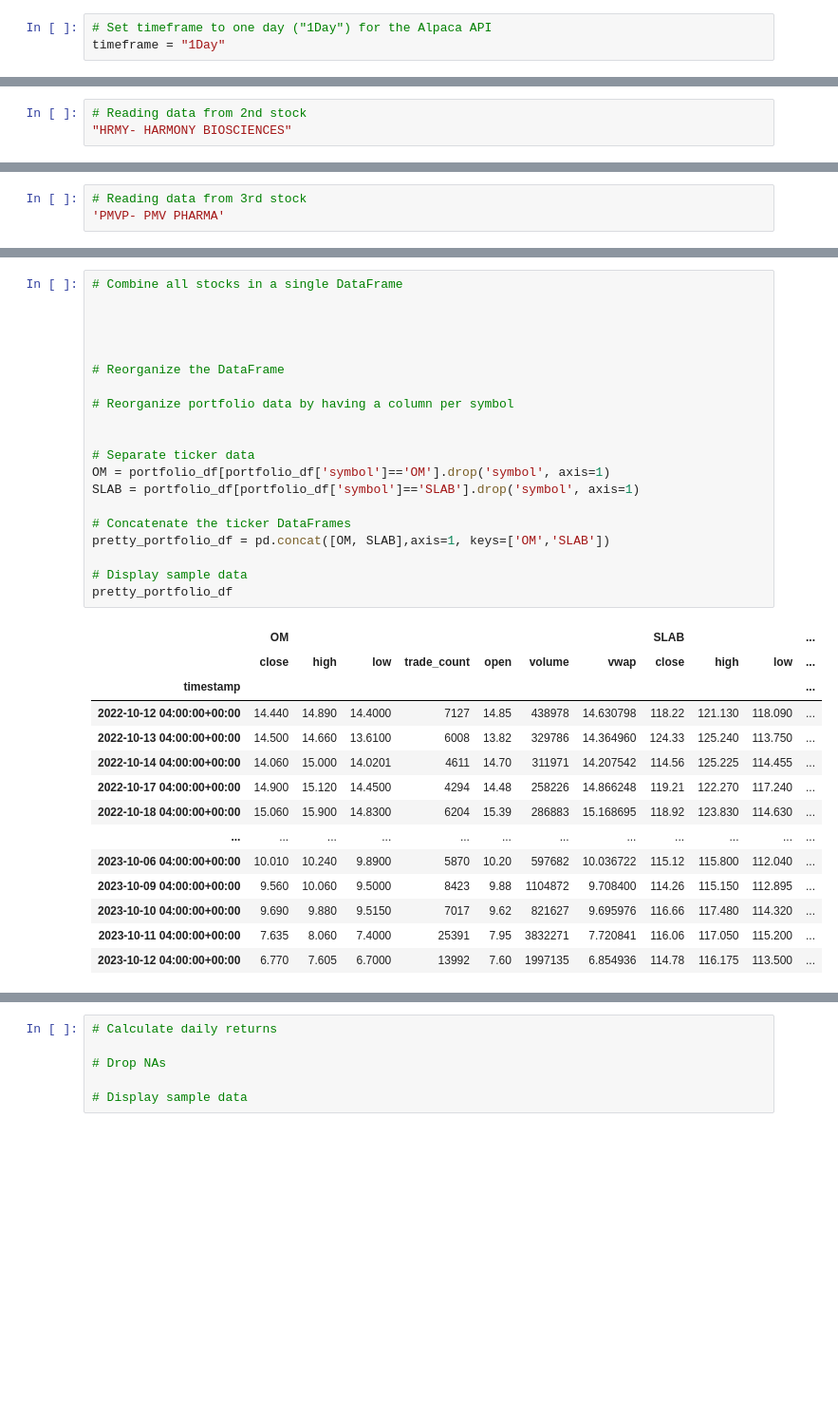
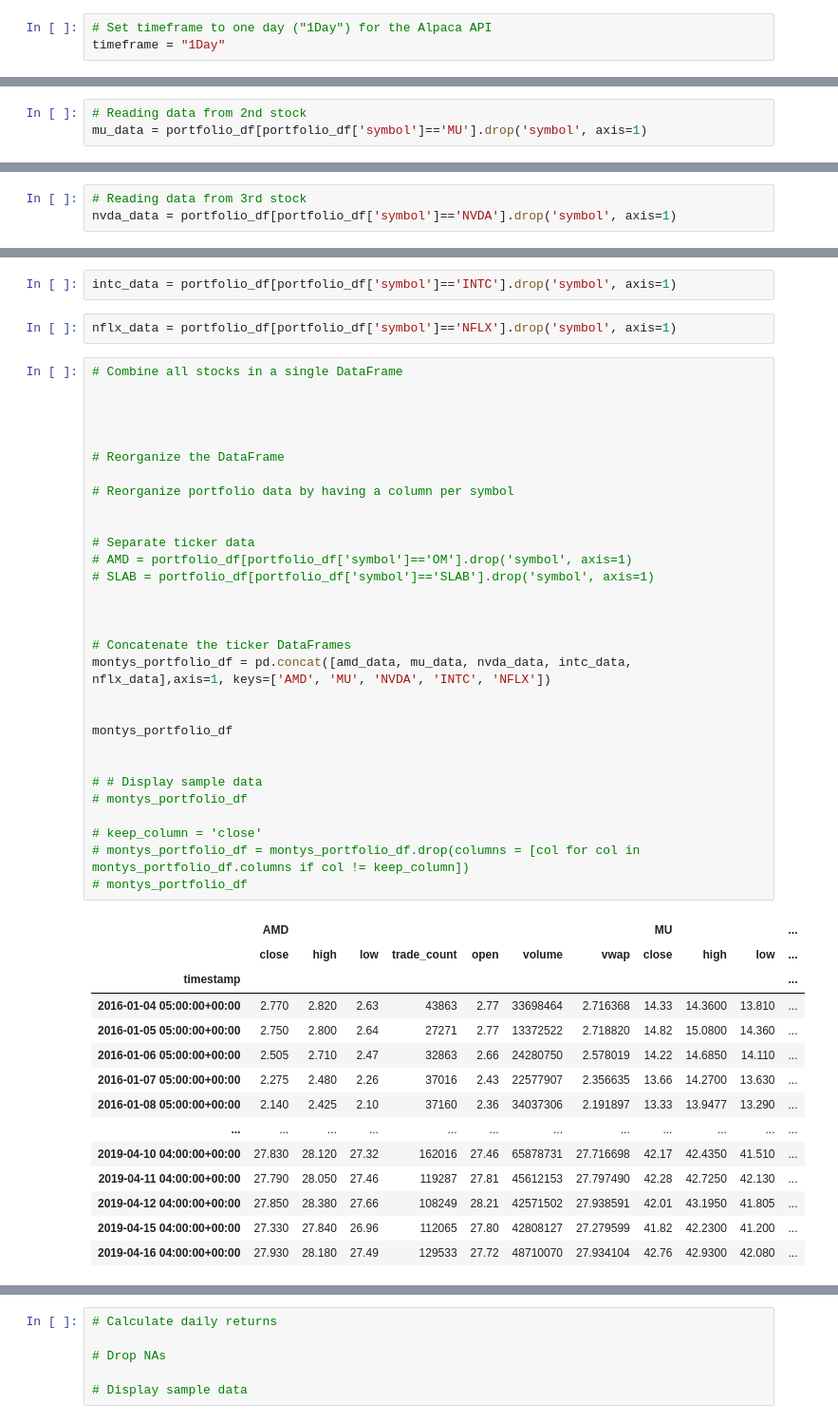
Before and after one commit to MontgomeryG/python-homework, a Jupyter notebook: Starter_Code 2/whale_analysis.ipynb, the cells around one changed output, grey strips where cells are left out. Shown at 95% size. Saved outputs shown, nothing was run; the diff lists cells and outputs as text; blank space fills up the shorter version.

```diff
--- a/Starter_Code 2/whale_analysis.ipynb
+++ b/Starter_Code 2/whale_analysis.ipynb
@@ -654,3 +654,3 @@ Name: symbol, Length: 1260, dtype: object
 # %%
 # Reading data from 2nd stock
-"HRMY- HARMONY BIOSCIENCES"
+mu_data = portfolio_df[portfolio_df['symbol']=='MU'].drop('symbol', axis=1)
@@ -659,3 +657,3 @@ Name: symbol, Length: 1260, dtype: object
 # %%
 # Reading data from 3rd stock
-'PMVP- PMV PHARMA'
+nvda_data = portfolio_df[portfolio_df['symbol']=='NVDA'].drop('symbol', axis=1)
@@ -672,35 +660,49 @@ Name: symbol, Length: 1260, dtype: object
+# %%
+intc_data = portfolio_df[portfolio_df['symbol']=='INTC'].drop('symbol', axis=1)
+# %%
+nflx_data = portfolio_df[portfolio_df['symbol']=='NFLX'].drop('symbol', axis=1)
 # %%
 # Combine all stocks in a single DataFrame
 
 
 
 
 # Reorganize the DataFrame
 
 # Reorganize portfolio data by having a column per symbol
 
 
 # Separate ticker data
-OM = portfolio_df[portfolio_df['symbol']=='OM'].drop('symbol', axis=1)
-SLAB = portfolio_df[portfolio_df['symbol']=='SLAB'].drop('symbol', axis=1)
+# AMD = portfolio_df[portfolio_df['symbol']=='OM'].drop('symbol', axis=1)
+# SLAB = portfolio_df[portfolio_df['symbol']=='SLAB'].drop('symbol', axis=1)
+
+
 
 # Concatenate the ticker DataFrames
-pretty_portfolio_df = pd.concat([OM, SLAB],axis=1, keys=['OM','SLAB'])
+montys_portfolio_df = pd.concat([amd_data, mu_data, nvda_data, intc_data, nflx_data],axis=1, keys=['AMD', 'MU', 'NVDA', 'INTC', 'NFLX'])
 
-# Display sample data
-pretty_portfolio_df
+
+montys_portfolio_df
+
+
+# # Display sample data
+# montys_portfolio_df
+
+# keep_column = 'close'
+# montys_portfolio_df = montys_portfolio_df.drop(columns = [col for col in montys_portfolio_df.columns if col != keep_column])
+# montys_portfolio_df
 # %% [output]
-|  | OM |  |  |  |  |  |  | SLAB |  |  | ... |
+|  | AMD |  |  |  |  |  |  | MU |  |  | ... |
 |  | close | high | low | trade_count | open | volume | vwap | close | high | low | ... |
 | timestamp |  |  |  |  |  |  |  |  |  |  | ... |
-| 2022-10-12 04:00:00+00:00 | 14.440 | 14.890 | 14.4000 | 7127 | 14.85 | 438978 | 14.630798 | 118.22 | 121.130 | 118.090 | ... |
-| 2022-10-13 04:00:00+00:00 | 14.500 | 14.660 | 13.6100 | 6008 | 13.82 | 329786 | 14.364960 | 124.33 | 125.240 | 113.750 | ... |
-| 2022-10-14 04:00:00+00:00 | 14.060 | 15.000 | 14.0201 | 4611 | 14.70 | 311971 | 14.207542 | 114.56 | 125.225 | 114.455 | ... |
-| 2022-10-17 04:00:00+00:00 | 14.900 | 15.120 | 14.4500 | 4294 | 14.48 | 258226 | 14.866248 | 119.21 | 122.270 | 117.240 | ... |
-| 2022-10-18 04:00:00+00:00 | 15.060 | 15.900 | 14.8300 | 6204 | 15.39 | 286883 | 15.168695 | 118.92 | 123.830 | 114.630 | ... |
+| 2016-01-04 05:00:00+00:00 | 2.770 | 2.820 | 2.63 | 43863 | 2.77 | 33698464 | 2.716368 | 14.33 | 14.3600 | 13.810 | ... |
+| 2016-01-05 05:00:00+00:00 | 2.750 | 2.800 | 2.64 | 27271 | 2.77 | 13372522 | 2.718820 | 14.82 | 15.0800 | 14.360 | ... |
+| 2016-01-06 05:00:00+00:00 | 2.505 | 2.710 | 2.47 | 32863 | 2.66 | 24280750 | 2.578019 | 14.22 | 14.6850 | 14.110 | ... |
+| 2016-01-07 05:00:00+00:00 | 2.275 | 2.480 | 2.26 | 37016 | 2.43 | 22577907 | 2.356635 | 13.66 | 14.2700 | 13.630 | ... |
+| 2016-01-08 05:00:00+00:00 | 2.140 | 2.425 | 2.10 | 37160 | 2.36 | 34037306 | 2.191897 | 13.33 | 13.9477 | 13.290 | ... |
 | ... | ... | ... | ... | ... | ... | ... | ... | ... | ... | ... | ... |
-| 2023-10-06 04:00:00+00:00 | 10.010 | 10.240 | 9.8900 | 5870 | 10.20 | 597682 | 10.036722 | 115.12 | 115.800 | 112.040 | ... |
-| 2023-10-09 04:00:00+00:00 | 9.560 | 10.060 | 9.5000 | 8423 | 9.88 | 1104872 | 9.708400 | 114.26 | 115.150 | 112.895 | ... |
-| 2023-10-10 04:00:00+00:00 | 9.690 | 9.880 | 9.5150 | 7017 | 9.62 | 821627 | 9.695976 | 116.66 | 117.480 | 114.320 | ... |
-| 2023-10-11 04:00:00+00:00 | 7.635 | 8.060 | 7.4000 | 25391 | 7.95 | 3832271 | 7.720841 | 116.06 | 117.050 | 115.200 | ... |
-| 2023-10-12 04:00:00+00:00 | 6.770 | 7.605 | 6.7000 | 13992 | 7.60 | 1997135 | 6.854936 | 114.78 | 116.175 | 113.500 | ... |
+| 2019-04-10 04:00:00+00:00 | 27.830 | 28.120 | 27.32 | 162016 | 27.46 | 65878731 | 27.716698 | 42.17 | 42.4350 | 41.510 | ... |
+| 2019-04-11 04:00:00+00:00 | 27.790 | 28.050 | 27.46 | 119287 | 27.81 | 45612153 | 27.797490 | 42.28 | 42.7250 | 42.130 | ... |
+| 2019-04-12 04:00:00+00:00 | 27.850 | 28.380 | 27.66 | 108249 | 28.21 | 42571502 | 27.938591 | 42.01 | 43.1950 | 41.805 | ... |
+| 2019-04-15 04:00:00+00:00 | 27.330 | 27.840 | 26.96 | 112065 | 27.80 | 42808127 | 27.279599 | 41.82 | 42.2300 | 41.200 | ... |
+| 2019-04-16 04:00:00+00:00 | 27.930 | 28.180 | 27.49 | 129533 | 27.72 | 48710070 | 27.934104 | 42.76 | 42.9300 | 42.080 | ... |
```
Also changed, not shown: parts of 15 cells of this notebook.
